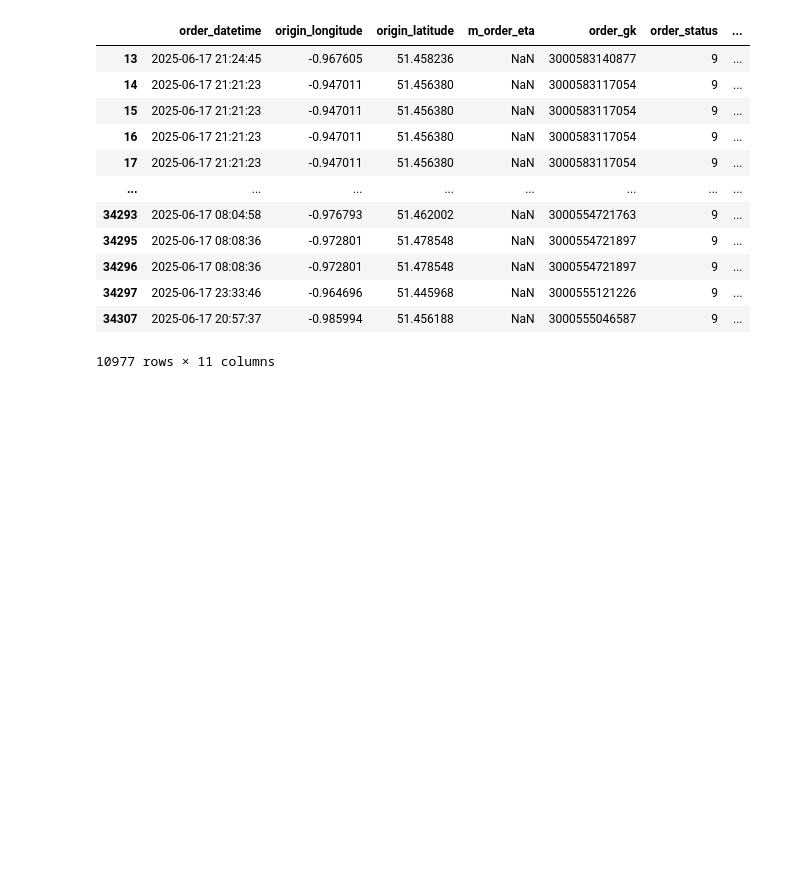
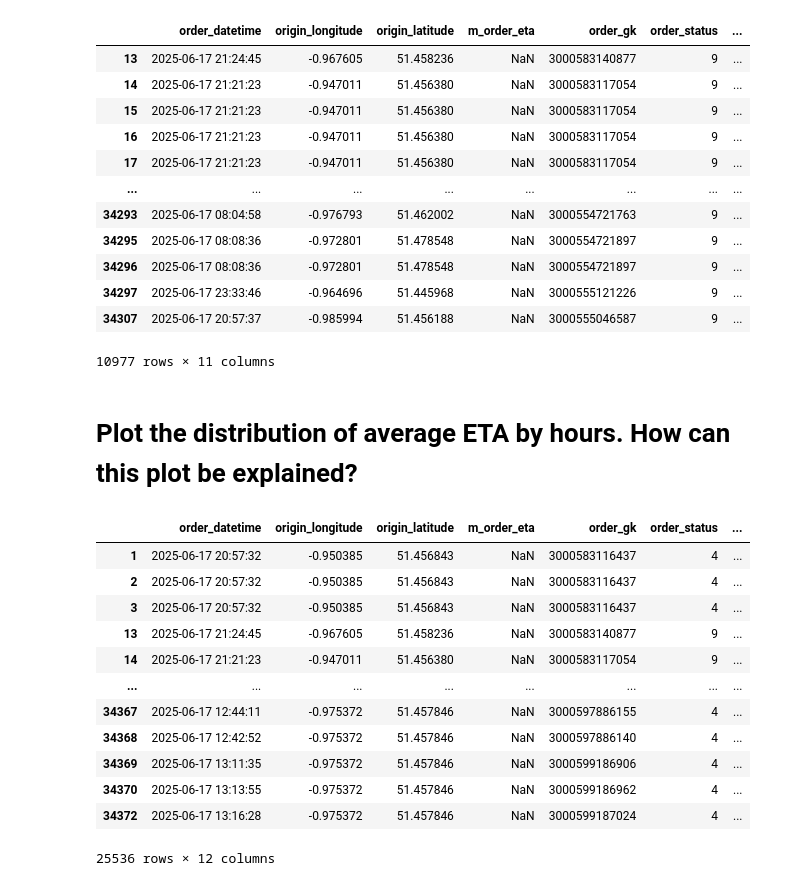
Before and after one commit to byshadowoz/Failed_orders_insights, a Jupyter notebook: EDA/EDA.ipynb, the cells around one changed output. Cells and saved outputs as stored; diff of their text form; code cells hidden in the pictures; blank space fills up the shorter version.

```diff
--- a/EDA/EDA.ipynb
+++ b/EDA/EDA.ipynb
@@ -151,3 +151,21 @@ fig.update_layout(
 )
 
 fig.show()
+# %% [markdown]
+# Plot the distribution of average ETA by hours. How can this plot be explained?
+# %%
+df[df.m_order_eta.isna()]
+# %% [output]
+|  | order_datetime | origin_longitude | origin_latitude | m_order_eta | order_gk | order_status | ... |
+| 1 | 2025-06-17 20:57:32 | -0.950385 | 51.456843 | NaN | 3000583116437 | 4 | ... |
+| 2 | 2025-06-17 20:57:32 | -0.950385 | 51.456843 | NaN | 3000583116437 | 4 | ... |
+| 3 | 2025-06-17 20:57:32 | -0.950385 | 51.456843 | NaN | 3000583116437 | 4 | ... |
+| 13 | 2025-06-17 21:24:45 | -0.967605 | 51.458236 | NaN | 3000583140877 | 9 | ... |
+| 14 | 2025-06-17 21:21:23 | -0.947011 | 51.456380 | NaN | 3000583117054 | 9 | ... |
+| ... | ... | ... | ... | ... | ... | ... | ... |
+| 34367 | 2025-06-17 12:44:11 | -0.975372 | 51.457846 | NaN | 3000597886155 | 4 | ... |
+| 34368 | 2025-06-17 12:42:52 | -0.975372 | 51.457846 | NaN | 3000597886140 | 4 | ... |
+| 34369 | 2025-06-17 13:11:35 | -0.975372 | 51.457846 | NaN | 3000599186906 | 4 | ... |
+| 34370 | 2025-06-17 13:13:55 | -0.975372 | 51.457846 | NaN | 3000599186962 | 4 | ... |
+| 34372 | 2025-06-17 13:16:28 | -0.975372 | 51.457846 | NaN | 3000599187024 | 4 | ... |
+25536 rows × 12 columns
```
Also changed, not shown: parts of 4 cells of this notebook.
